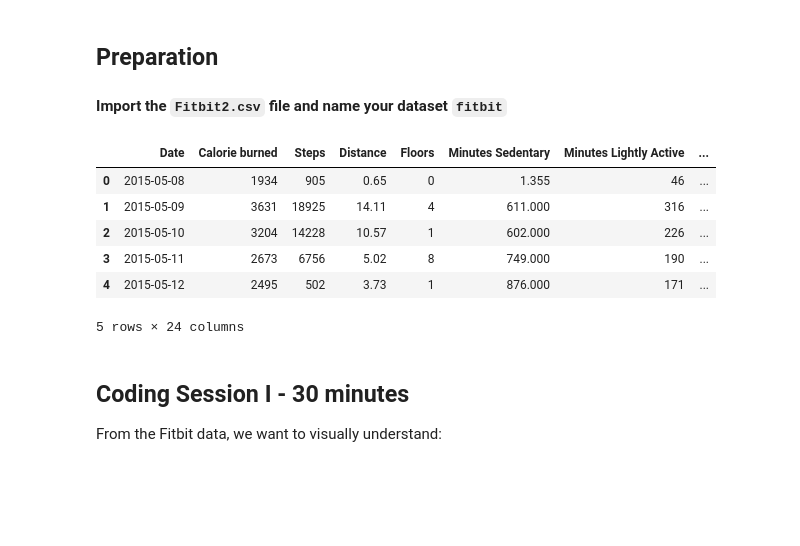
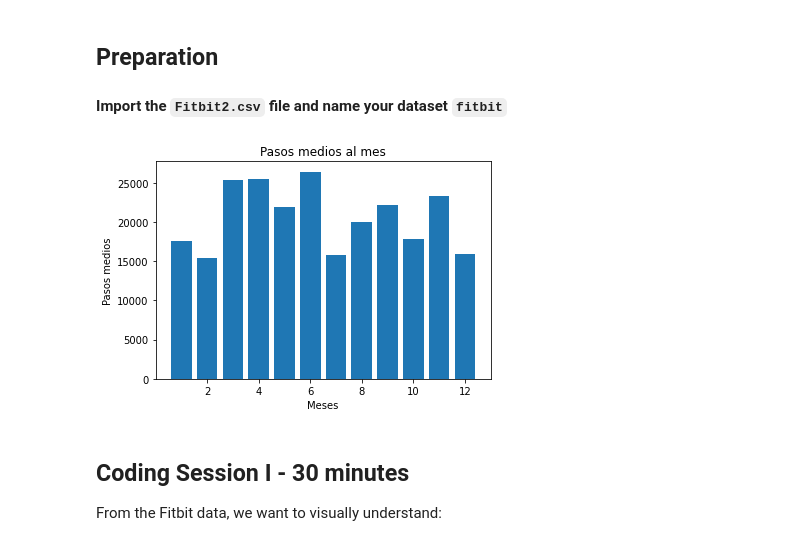
Before and after one commit to Ironhack-Data-Madrid-Marzo-2021/lab-visualization-extra, a Jupyter notebook: our_code.ipynb, the cells around one changed output. Saved outputs shown, nothing was run; the diff lists cells and outputs as text; code cells hidden in the pictures; blank space fills up the shorter version.

```diff
--- a/our_code.ipynb
+++ b/our_code.ipynb
@@ -14,16 +18,20 @@ import seaborn as sns
 
 #### Import the `Fitbit2.csv` file and name your dataset `fitbit`
 # %%
-fitbit = pd.read_csv('data/Fitbit2.csv')
-fitbit.head()
+df = pd.read_csv('data/Fitbit2.csv')
-# %% [output]
-|  | Date | Calorie burned | Steps | Distance | Floors | Minutes Sedentary | Minutes Lightly Active | ... |
-| 0 | 2015-05-08 | 1934 | 905 | 0.65 | 0 | 1.355 | 46 | ... |
-| 1 | 2015-05-09 | 3631 | 18925 | 14.11 | 4 | 611.000 | 316 | ... |
-| 2 | 2015-05-10 | 3204 | 14228 | 10.57 | 1 | 602.000 | 226 | ... |
-| 3 | 2015-05-11 | 2673 | 6756 | 5.02 | 8 | 749.000 | 190 | ... |
-| 4 | 2015-05-12 | 2495 | 502 | 3.73 | 1 | 876.000 | 171 | ... |
-5 rows × 24 columns
+# %%
+df2=df[['Steps', 'Months_encoded']]
+df2.groupby(['Months_encoded']).mean().round(-2)
+plt.bar(df2.Months_encoded, df2.Steps, align='center')
+plt.xlabel("Meses")
+plt.ylabel("Pasos medios")
+plt.title("Pasos medios al mes")
+plt.show()
+
+#wwuwuuuuuuuuu. no hemos conseguido poner lo#s meses con letra en el eje x,
+#además sería bueno poder saber cómo dar la vuelta y ponerlos en el Y
+# %% [output]
+[figure, added]
 # %% [markdown]
 ## Coding Session I - 30 minutes
 
```
Also changed, not shown: parts of 9 cells of this notebook, 1 other file.
